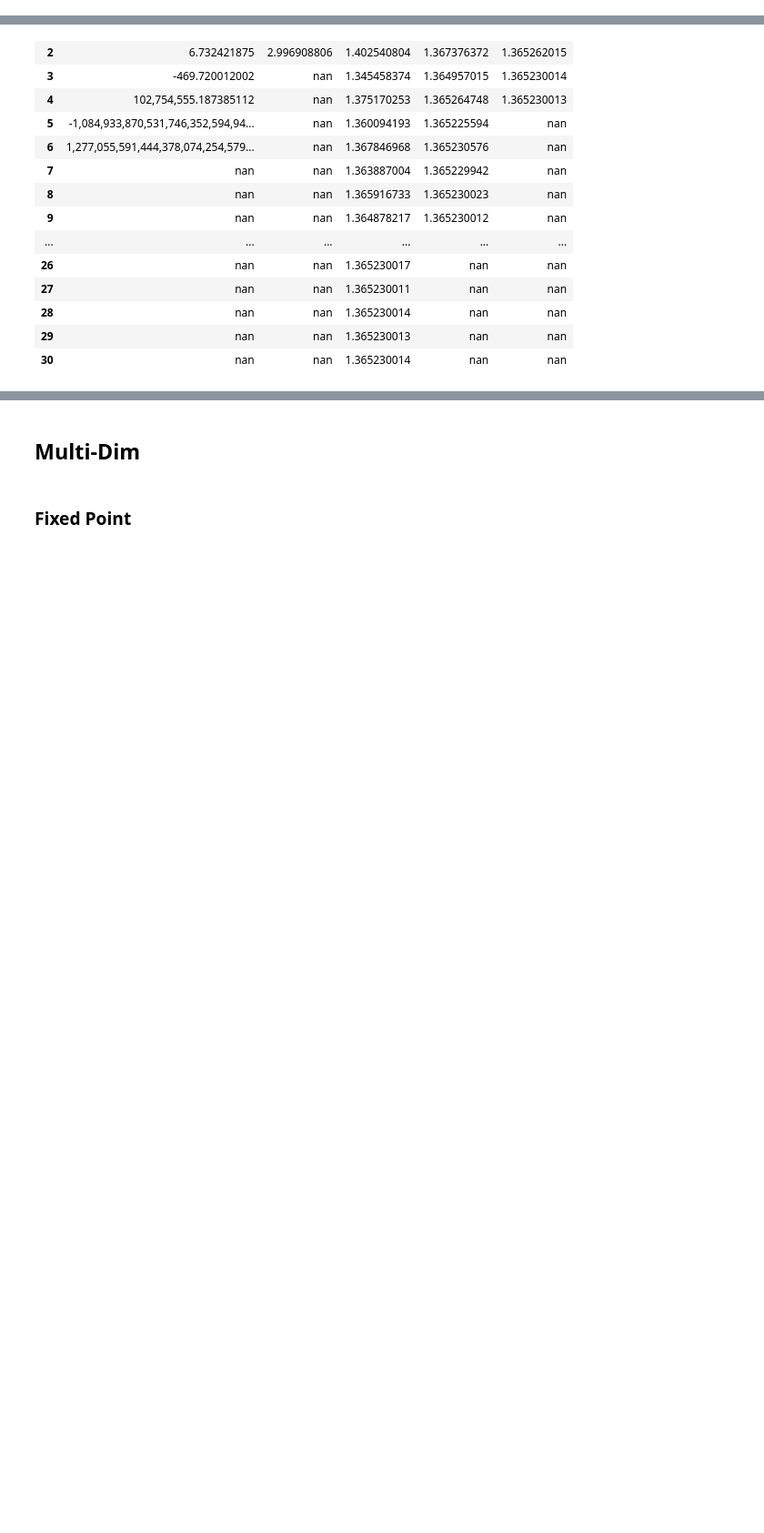
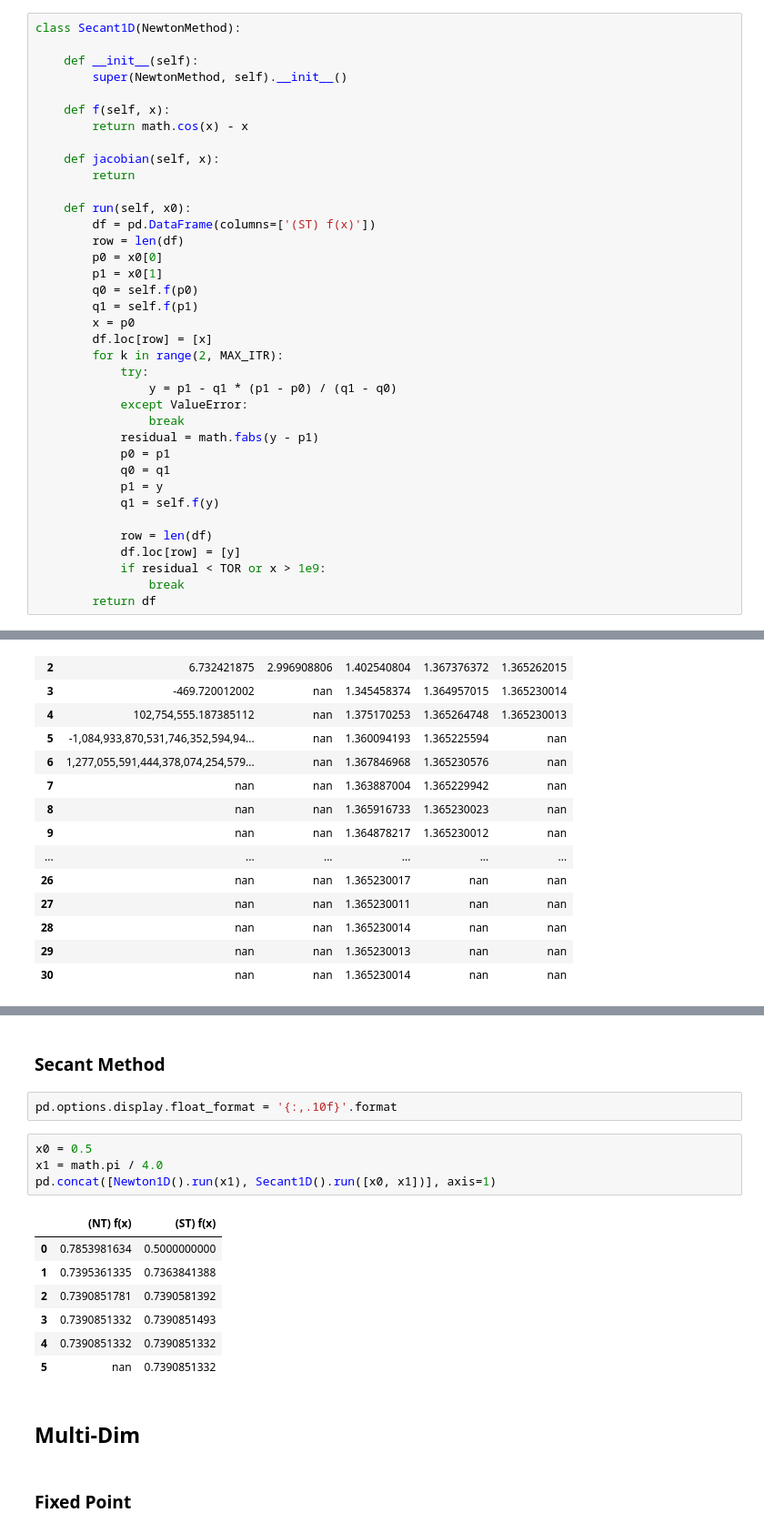
Before and after one commit to howeverforever/Numerical-Optimization-Exp, a Jupyter notebook: sec10.ipynb, the cells around one changed output, grey strips where cells are left out. Shown at 91% size. Saved outputs shown, nothing was run; the diff lists cells and outputs as text; blank space fills up the shorter version.

```diff
--- a/sec10.ipynb
+++ b/sec10.ipynb
@@ -245,3 +295,40 @@ class Newton(NewtonMethod):
+# %%
+class Secant1D(NewtonMethod):
+
+    def __init__(self):
+        super(NewtonMethod, self).__init__()
+
+    def f(self, x):
+        return math.cos(x) - x
+
+    def jacobian(self, x):
+        return
+
+    def run(self, x0):
+        df = pd.DataFrame(columns=['(ST) f(x)'])
+        row = len(df)
+        p0 = x0[0]
+        p1 = x0[1]
+        q0 = self.f(p0)
+        q1 = self.f(p1)
+        x = p0
+        df.loc[row] = [x]
+        for k in range(2, MAX_ITR):
+            try:
+                y = p1 - q1 * (p1 - p0) / (q1 - q0)
+            except ValueError:
+                break
+            residual = math.fabs(y - p1)
+            p0 = p1
+            q0 = q1
+            p1 = y
+            q1 = self.f(y)
+
+            row = len(df)
+            df.loc[row] = [y]
+            if residual < TOR or x > 1e9:
+                break
+        return df
 # %% [markdown]
 ## Steepest Descent
 # %%
@@ -393,3 +506,19 @@ FixedPoint1D().run(x0).astype(np.float64)
+# %% [markdown]
+### Secant Method
+# %%
+pd.options.display.float_format = '{:,.10f}'.format
+# %%
+x0 = 0.5
+x1 = math.pi / 4.0
+pd.concat([Newton1D().run(x1), Secant1D().run([x0, x1])], axis=1)
+# %% [output]
+|  | (NT) f(x) | (ST) f(x) |
+| 0 | 0.7853981634 | 0.5000000000 |
+| 1 | 0.7395361335 | 0.7363841388 |
+| 2 | 0.7390851781 | 0.7390581392 |
+| 3 | 0.7390851332 | 0.7390851493 |
+| 4 | 0.7390851332 | 0.7390851332 |
+| 5 | nan | 0.7390851332 |
 # %% [markdown]
 ## Multi-Dim
 # %% [markdown]
```
Also changed, not shown: parts of 9 cells of this notebook.
